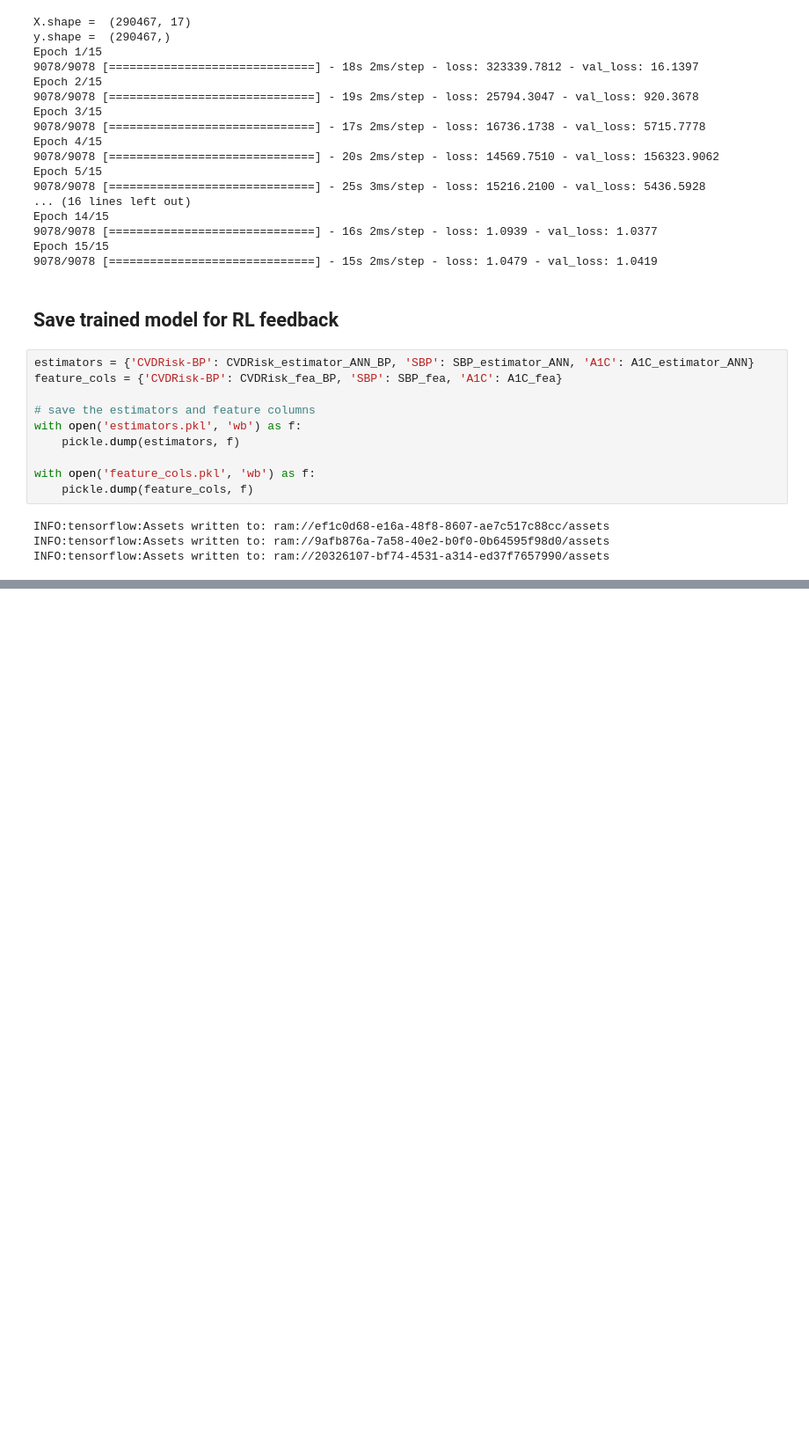
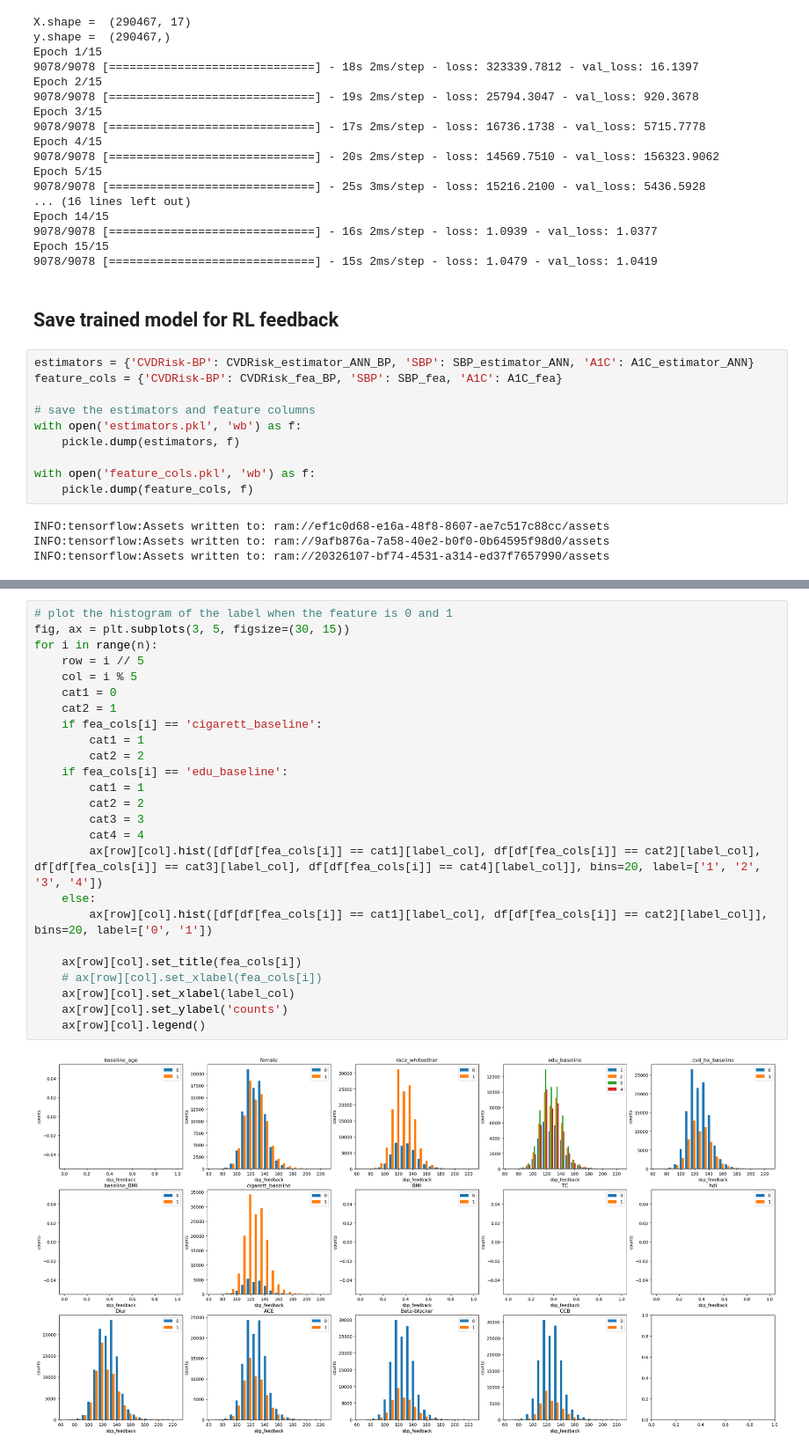
Before and after one commit to tian1327/Accord-RL, a Jupyter notebook: Contextual/train_feedback_estimators_v2.ipynb, the cells around one changed output, grey strips where cells are left out. Shown at 88% size. Saved outputs shown, nothing was run; the diff lists cells and outputs as text; blank space fills up the shorter version.

```diff
--- a/Contextual/train_feedback_estimators_v2.ipynb
+++ b/Contextual/train_feedback_estimators_v2.ipynb
@@ -564,0 +643,27 @@ INFO:tensorflow:Assets written to: ram://20326107-bf74-4531-a314-ed37f7657990/as
+# %%
+# plot the histogram of the label when the feature is 0 and 1
+fig, ax = plt.subplots(3, 5, figsize=(30, 15))
+for i in range(n):
+    row = i // 5
+    col = i % 5
+    cat1 = 0
+    cat2 = 1
+    if fea_cols[i] == 'cigarett_baseline':
+        cat1 = 1
+        cat2 = 2
+    if fea_cols[i] == 'edu_baseline':
+        cat1 = 1
+        cat2 = 2
+        cat3 = 3
+        cat4 = 4
+        ax[row][col].hist([df[df[fea_cols[i]] == cat1][label_col], df[df[fea_cols[i]] == cat2][label_col], df[df[fea_cols[i]] == cat3][label_col], df[df[fea_cols[i]] == cat4][label_col]], bins=20, label=['1', '2', '3', '4'])
+    else:
+        ax[row][col].hist([df[df[fea_cols[i]] == cat1][label_col], df[df[fea_cols[i]] == cat2][label_col]], bins=20, label=['0', '1'])
+
+    ax[row][col].set_title(fea_cols[i])
+    # ax[row][col].set_xlabel(fea_cols[i])
+    ax[row][col].set_xlabel(label_col)
+    ax[row][col].set_ylabel('counts')
+    ax[row][col].legend()
+# %% [output]
+[figure, added]
```
Also changed, not shown: parts of 16 cells of this notebook.
